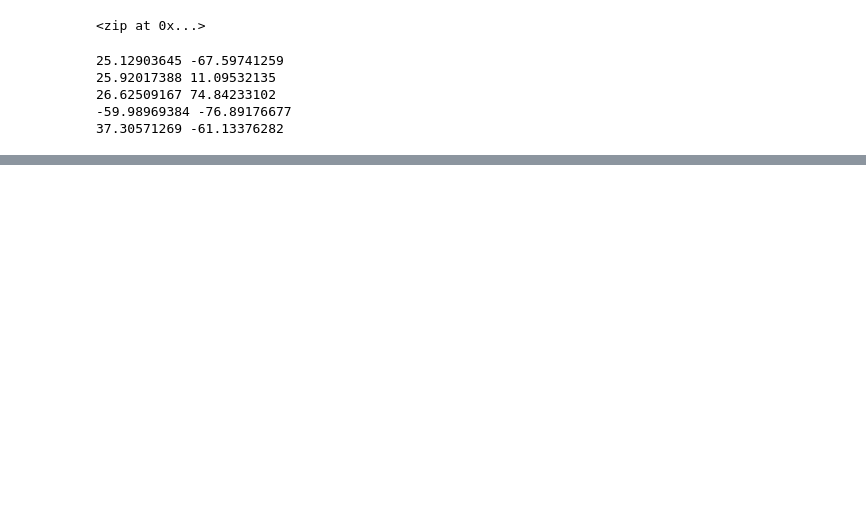
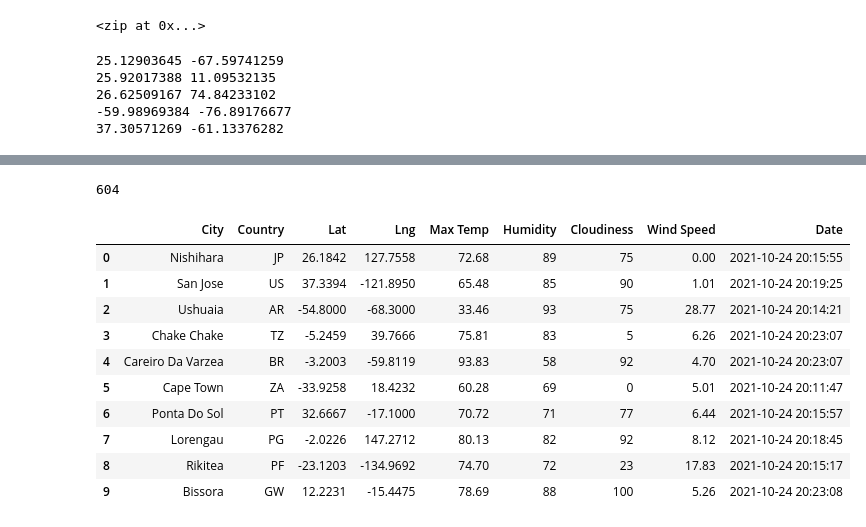
Before and after one commit to dprenevost/World_Weather_Analysis, a Jupyter notebook: WeatherPy.ipynb, the cells around one changed output, grey strips where cells are left out. Saved outputs shown, nothing was run; the diff lists cells and outputs as text; code cells hidden in the pictures; blank space fills up the shorter version.

```diff
--- a/WeatherPy.ipynb
+++ b/WeatherPy.ipynb
@@ -78,0 +162,20 @@ print(len(cities))
+# %%
+print(len(cities))
+# %% [output]
+604
+# %%
+# Convert the array of dictionaries to a Pandas DataFrame.
+city_data_df = pd.DataFrame(city_data)
+city_data_df.head(10)
+# %% [output]
+|  | City | Country | Lat | Lng | Max Temp | Humidity | Cloudiness | Wind Speed | Date |
+| 0 | Nishihara | JP | 26.1842 | 127.7558 | 72.68 | 89 | 75 | 0.00 | 2021-10-24 20:15:55 |
+| 1 | San Jose | US | 37.3394 | -121.8950 | 65.48 | 85 | 90 | 1.01 | 2021-10-24 20:19:25 |
+| 2 | Ushuaia | AR | -54.8000 | -68.3000 | 33.46 | 93 | 75 | 28.77 | 2021-10-24 20:14:21 |
+| 3 | Chake Chake | TZ | -5.2459 | 39.7666 | 75.81 | 83 | 5 | 6.26 | 2021-10-24 20:23:07 |
+| 4 | Careiro Da Varzea | BR | -3.2003 | -59.8119 | 93.83 | 58 | 92 | 4.70 | 2021-10-24 20:23:07 |
+| 5 | Cape Town | ZA | -33.9258 | 18.4232 | 60.28 | 69 | 0 | 5.01 | 2021-10-24 20:11:47 |
+| 6 | Ponta Do Sol | PT | 32.6667 | -17.1000 | 70.72 | 71 | 77 | 6.44 | 2021-10-24 20:15:57 |
+| 7 | Lorengau | PG | -2.0226 | 147.2712 | 80.13 | 82 | 92 | 8.12 | 2021-10-24 20:18:45 |
+| 8 | Rikitea | PF | -23.1203 | -134.9692 | 74.70 | 72 | 23 | 17.83 | 2021-10-24 20:15:17 |
+| 9 | Bissora | GW | 12.2231 | -15.4475 | 78.69 | 88 | 100 | 5.26 | 2021-10-24 20:23:08 |
```
Also changed, not shown: parts of 7 cells of this notebook, 3 other files.
